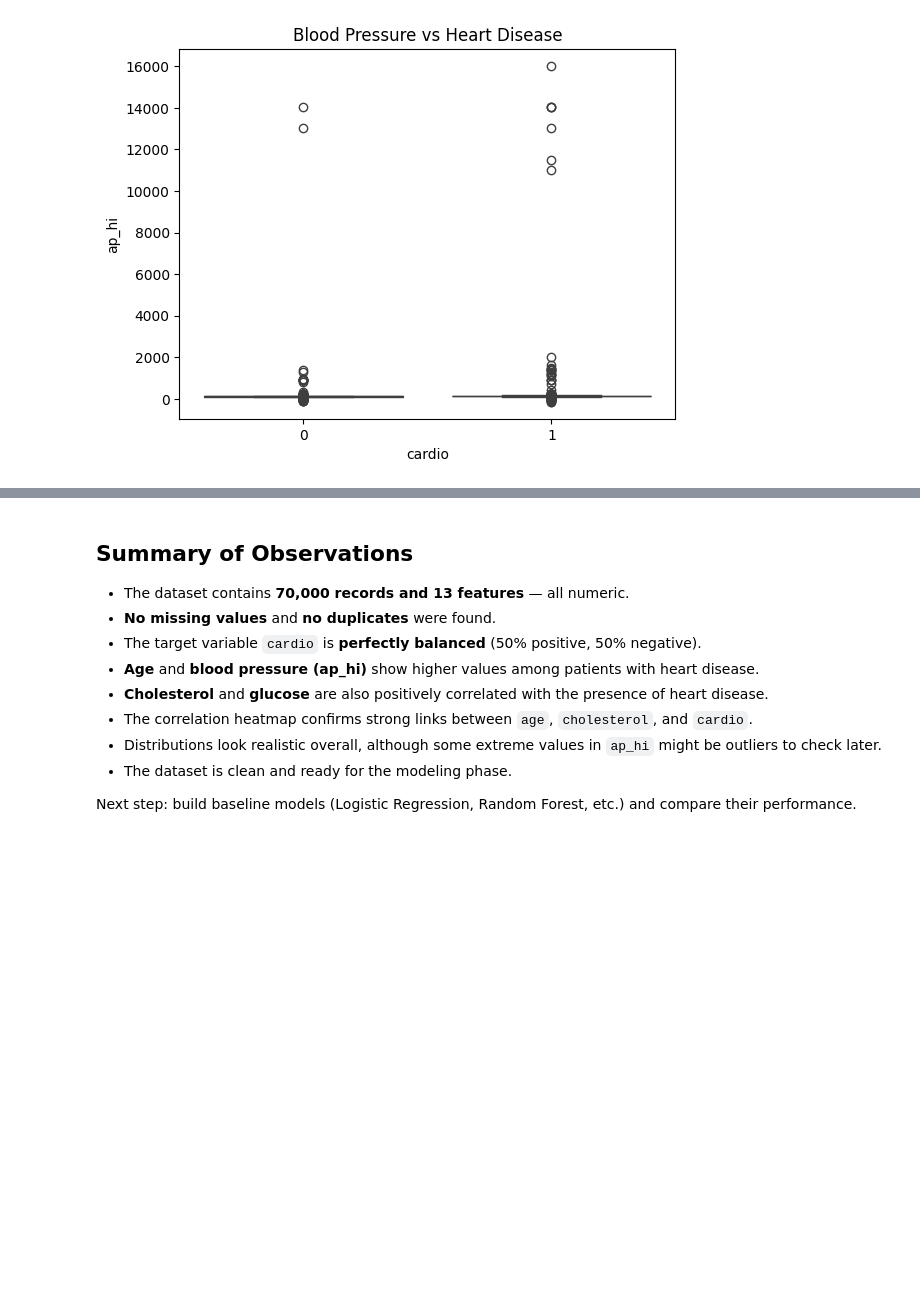
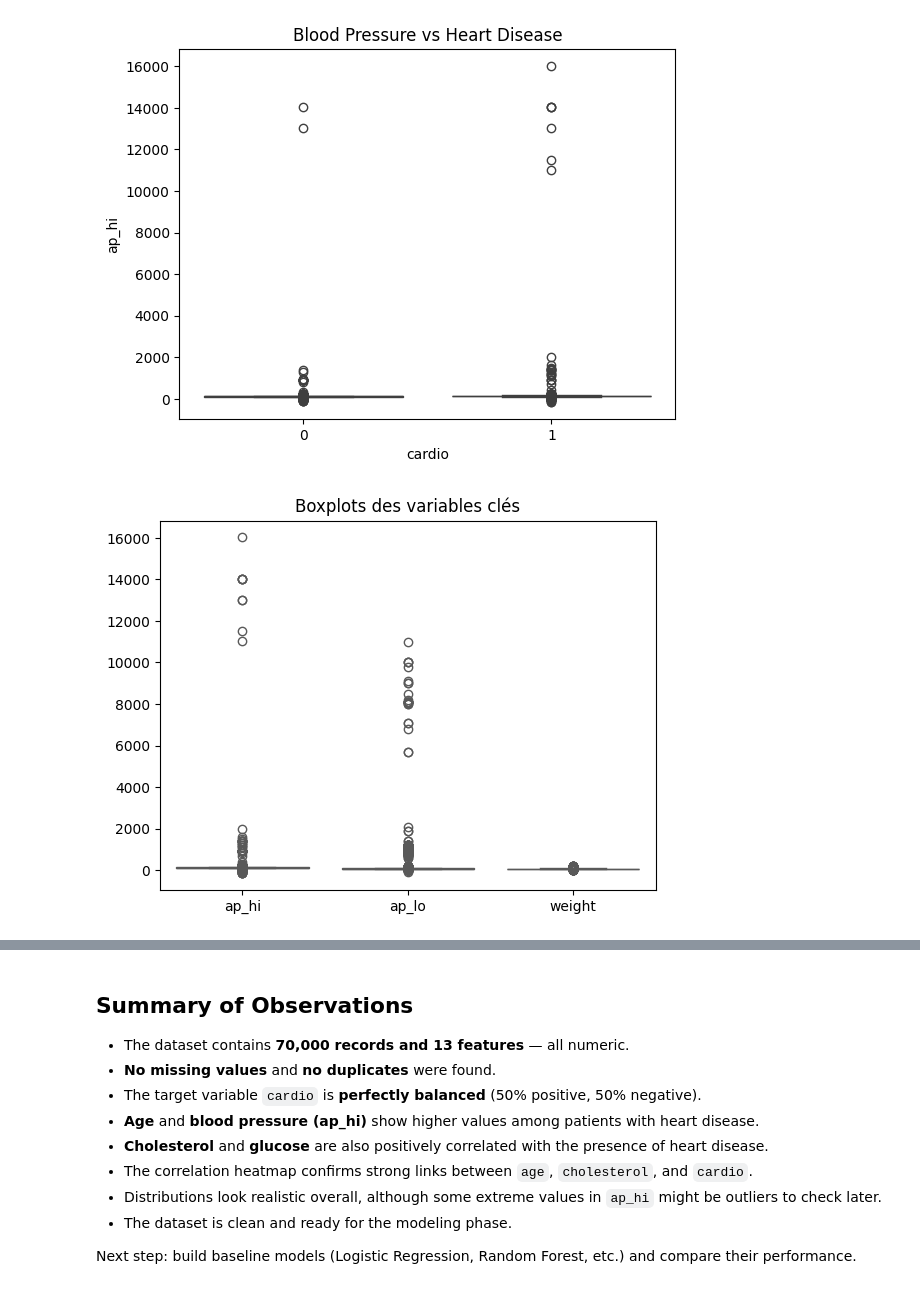
Before and after one commit to raniamehria/heart-failure-ml, a Jupyter notebook: data/eda.ipynb, the cells around one changed output, grey strips where cells are left out. Cells and saved outputs as stored; diff of their text form; code cells hidden in the pictures; blank space fills up the shorter version.

```diff
--- a/data/eda.ipynb
+++ b/data/eda.ipynb
@@ -129,3 +129,9 @@ plt.show()
 # %% [output]
 [figure]
 [figure]
+# %%
+sns.boxplot(data=df[["ap_hi", "ap_lo", "weight"]], palette="Set2")
+plt.title("Boxplots des variables clés")
+plt.show()
+# %% [output]
+[figure, added]
```
Also changed, not shown: parts of 6 cells of this notebook.
